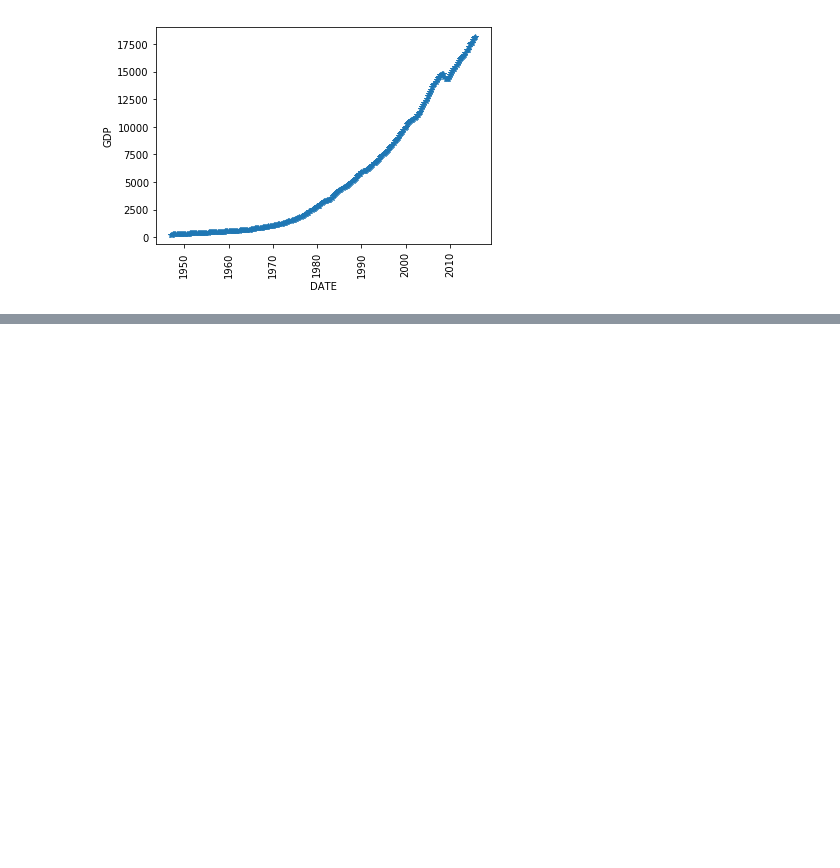
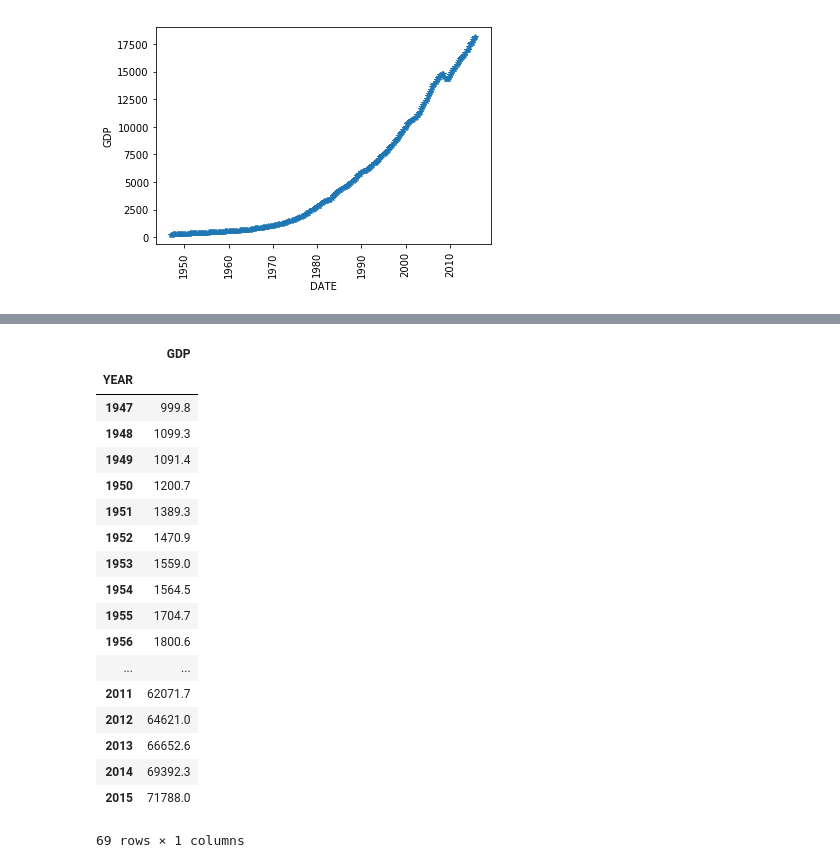
Before and after one commit to cogs108-project-group/Dataset-Analysis-Task-1, a Jupyter notebook: Dataset Analysis - Dataset 5 (GDP).ipynb, the cells around one changed output, grey strips where cells are left out. Saved outputs shown, nothing was run; the diff lists cells and outputs as text; code cells hidden in the pictures; blank space fills up the shorter version.

```diff
--- a/Dataset Analysis - Dataset 5 (GDP).ipynb
+++ b/Dataset Analysis - Dataset 5 (GDP).ipynb
@@ -87,0 +142,24 @@ Text(0, 0.5, 'GDP')
+# %%
+#summing quarterly measurements of GDP to annual measurements
+GDP_df = GDP_df.groupby(['YEAR']).sum()
+GDP_df
+# %% [output]
+|  | GDP |
+| YEAR |  |
+| 1947 | 999.8 |
+| 1948 | 1099.3 |
+| 1949 | 1091.4 |
+| 1950 | 1200.7 |
+| 1951 | 1389.3 |
+| 1952 | 1470.9 |
+| 1953 | 1559.0 |
+| 1954 | 1564.5 |
+| 1955 | 1704.7 |
+| 1956 | 1800.6 |
+| ... | ... |
+| 2011 | 62071.7 |
+| 2012 | 64621.0 |
+| 2013 | 66652.6 |
+| 2014 | 69392.3 |
+| 2015 | 71788.0 |
+69 rows × 1 columns
```
Also changed, not shown: parts of 6 cells of this notebook.
